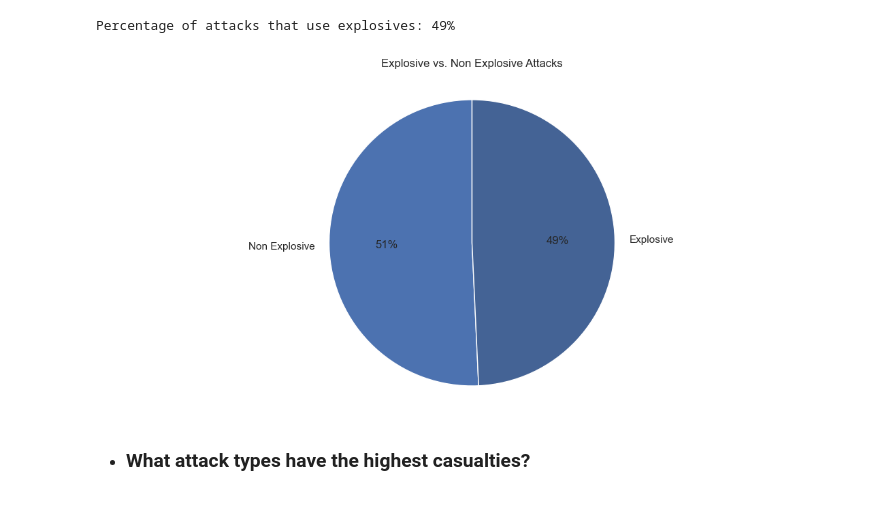
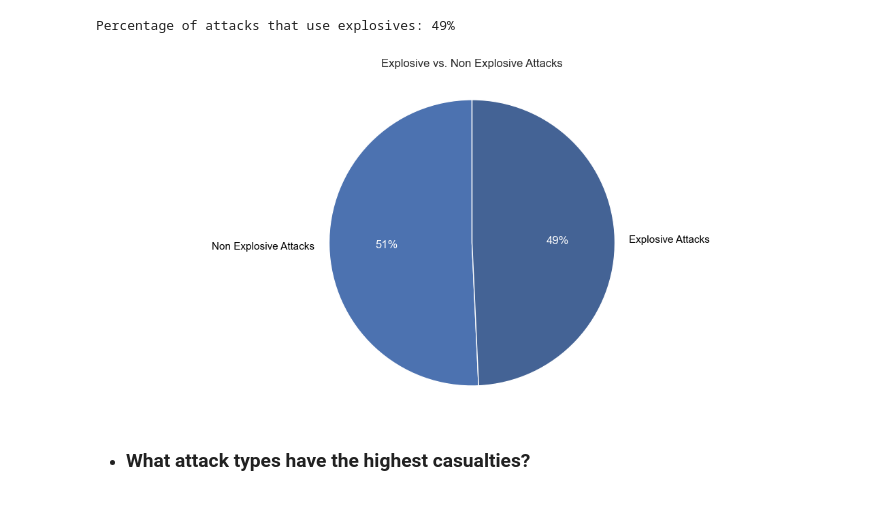
Before and after one commit to awcaliyare/terrorism_in_somalia, a Jupyter notebook: somalia_terrorism.ipynb, the cells around one changed output. Drawn from its saved outputs; the diff is of its cells as text; code cells hidden in the pictures.

```diff
--- a/somalia_terrorism.ipynb
+++ b/somalia_terrorism.ipynb
@@ -443,19 +443,3 @@ region_city_attack_counts
 | 299 | Shabeellaha Hoose | Marka | 115 |
 | 303 | Shabeellaha Hoose | Qoryooleey | 110 |
 | 88 | Gedo | Baardheere | 70 |
-# %%
-# Combine region and city into a single column
-region_city_attack_counts['region_city'] = region_city_attack_counts['region'] + ', ' + region_city_attack_counts['city']
-# Set the theme as requested
-sns.set_theme(style='ticks')
-# Create the bar plot
-plt.figure(figsize=(14, 6))
-sns.barplot(x='attack_count', y='region_city', data=region_city_attack_counts, palette='dark:b_r')
-# Set plot labels
-plt.xlabel('Number of Attacks')
-plt.ylabel('Region, City')
-plt.title('Top 10 Regions and Cities with Most Attacks')
-# Show the plot
-plt.tight_layout()
-sns.despine()
-plt.show()
@@ -688,21 +675,25 @@ Percentage of attacks that use explosives: 49%
 # %%
 # Set the Seaborn theme and palette
 sns.set_theme(style='ticks')
 palette = sns.color_palette('dark:b_r')
 
 explosive_attacks = df['weapon_type'].str.contains('Explosives', case=False)
 explosive_counts = explosive_attacks.value_counts()
 
-labels = ['Non Explosive', 'Explosive']
+labels = ['Non Explosive Attacks', 'Explosive Attacks']
 sizes = explosive_counts.values
 
 plt.figure(figsize=(14, 6))
-plt.pie(sizes, labels=labels, autopct='%1.0f%%', startangle=90, colors=palette)
+wedges, texts, autotexts = plt.pie(sizes, labels=labels, autopct='%1.0f%%', startangle=90, colors=palette)
+for text in texts:
+    text.set_color('black')
+for autotext in autotexts:
+    autotext.set_color('white')
 plt.axis('equal')
 plt.title('Explosive vs. Non Explosive Attacks', pad=20)
 plt.show()
 # %% [output]
-[figure, old version]
+[figure, new version]
 # %% [markdown]
 - ### **What attack types have the highest casualties?**
 # %%
```
Also changed, not shown: parts of 21 cells of this notebook.
